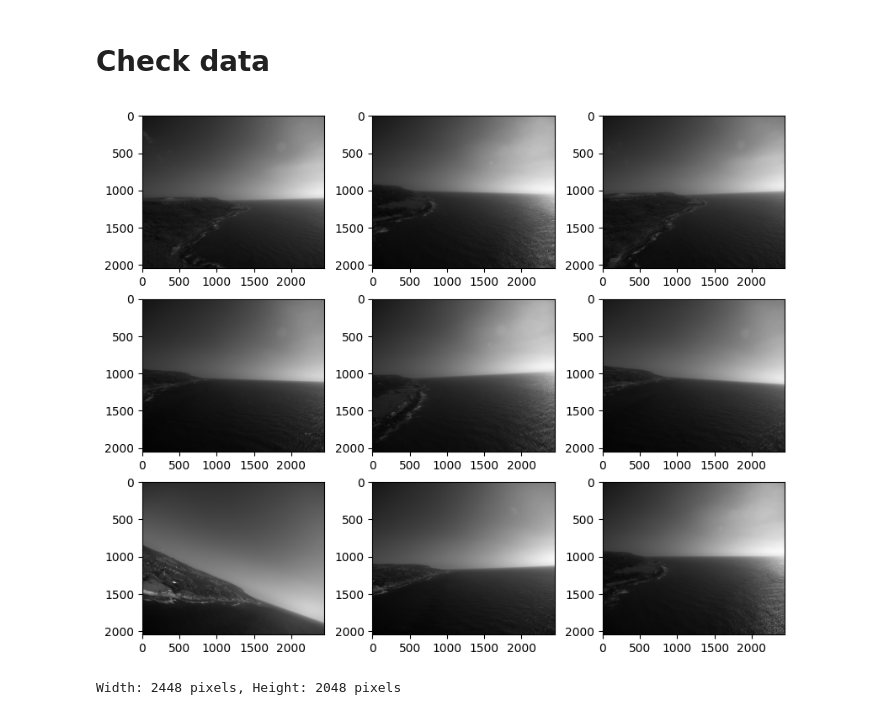
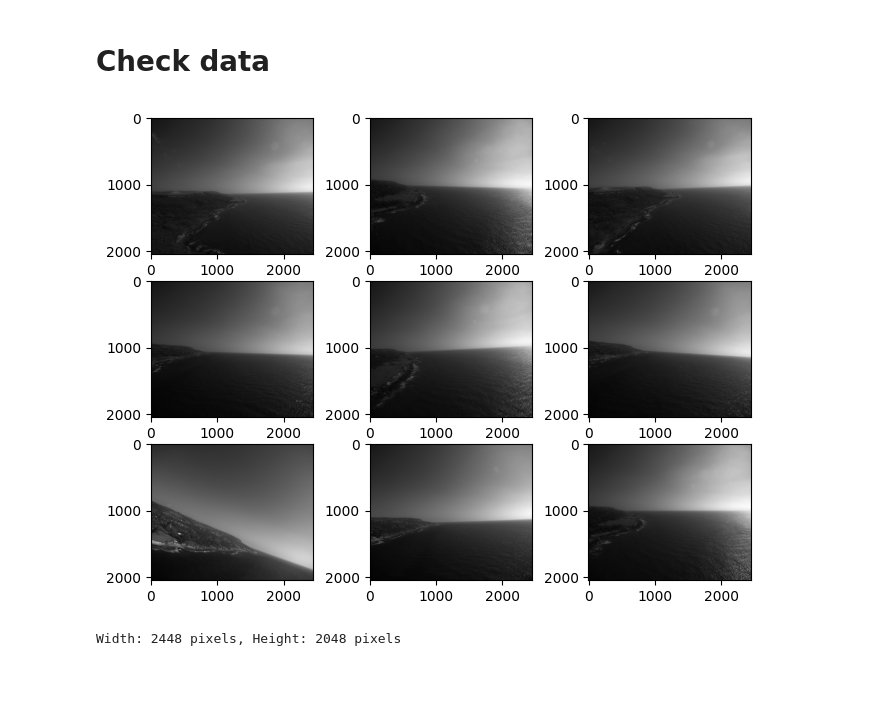
Before and after one commit to boemer00/aot-object-tracking-aws, a Jupyter notebook: notebooks/working_model_v2.ipynb, the cells around one changed output. Cells and saved outputs as stored; diff of their text form; code cells hidden in the pictures; blank space fills up the shorter version.

```diff
--- a/notebooks/working_model_v2.ipynb
+++ b/notebooks/working_model_v2.ipynb
@@ -41,9 +29,2 @@ Annotations downloaded successfully.
 # %% [markdown]
 ## Annotations: Groundtruth file
-# %%
-# load and inspect groundtruth.json
-groundtruth_path = os.path.join(dataset_folder, 'groundtruth.json')
-with open(groundtruth_path, 'r') as f:
-    groundtruth_data = json.load(f)
-
-print(groundtruth_data.keys())
@@ -118,10 +64,0 @@ Fixed JSON file written to: /Users/renatoboemer/code/developer/aot-object-tracki
-# %%
-# load and inspect cleaned_valid_encounters
-valid_encounters_path = os.path.join(dataset_folder, 'cleaned_valid_encounters.json')
-with open(valid_encounters_path, 'r') as f:
-    valid_encounters_data = json.load(f)
-
-# Inspect the data
-print(type(valid_encounters_data))  # Check the type of the loaded data (should be a list)
-print(len(valid_encounters_data))   # Number of entries in the JSON array
-print(valid_encounters_data[0])
@@ -184,23 +137,23 @@ Downloaded 1199 images for flight ID 0001ba865c8e410e88609541b8f55ffc.
 # %%
 # get the directory of the current script
 script_dir = os.getcwd()
 
 # construct relative path to the airborne_images folder
 image_folder = os.path.join(script_dir, '..', 'raw_data', 'airborne_images')
 
 # list the images in the folder
 image_files = [f for f in os.listdir(image_folder) if f.endswith('.png')]
 
-fig = plt.figure(figsize=(10,8))
+fig = plt.figure(figsize=(8,6))
 
 for i in range(1, 10):
     img = cv2.imread(os.path.join(image_folder, image_files[i]))
     fig.add_subplot(3, 3, i)
     plt.imshow(img, cmap='gray')
 
 plt.show()
 # %% [output]
-[figure, old version]
+[figure, new version]
 # %%
 img_test_1 = cv2.imread(os.path.join(image_folder, image_files[0]))
 
```
Also changed, not shown: parts of 22 cells of this notebook, 2 other files.
